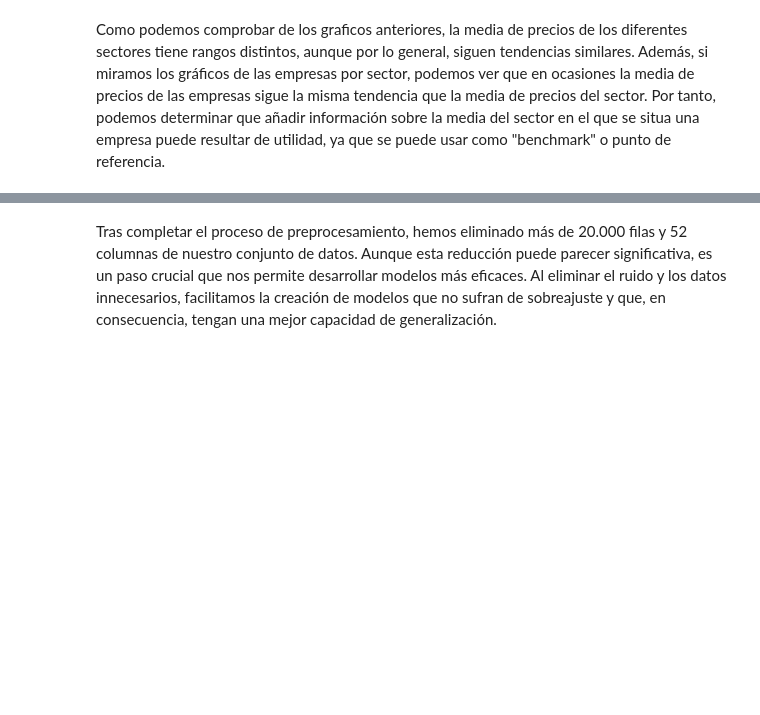
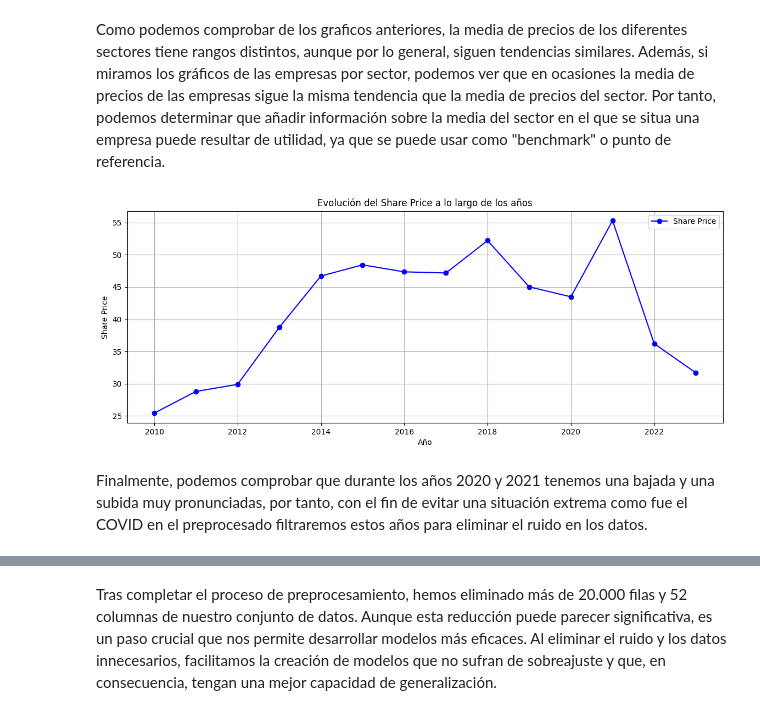
Before and after one commit to JaviGG02/TFG_MLStockRating, a Jupyter notebook: analysis_preprocessing.ipynb, the cells around one changed output, grey strips where cells are left out. Drawn from its saved outputs; the diff is of its cells as text; code cells hidden in the pictures; blank space fills up the shorter version.

```diff
--- a/analysis_preprocessing.ipynb
+++ b/analysis_preprocessing.ipynb
@@ -369,6 +359,28 @@ plt.show()
 [figure]
 # %% [markdown]
 Como podemos comprobar de los graficos anteriores, la media de precios de los diferentes sectores tiene rangos distintos, aunque por lo general, siguen tendencias similares. Además, si miramos los gráficos de las empresas por sector, podemos ver que en ocasiones la media de precios de las empresas sigue la misma tendencia que la media de precios del sector. Por tanto, podemos determinar que añadir información sobre la media del sector en el que se situa una empresa puede resultar de utilidad, ya que se puede usar como "benchmark" o punto de referencia.
+# %%
+price_limit = financial_df['sharePrice'].quantile(0.985)
+financial_df = financial_df[financial_df['sharePrice']<price_limit]
+
+financial_df['fiscalDateEnding'] = pd.to_datetime(financial_df['fiscalDateEnding'])
+financial_df['year'] = financial_df['fiscalDateEnding'].dt.year
+yearly_data = financial_df.groupby('year')[['sharePrice', 'netIncome']].mean()
+
+
+fig, axs = plt.subplots(1, 1, figsize=(14, 5))
+axs.plot(yearly_data.index, yearly_data['sharePrice'], label='Share Price', color='blue', marker='o')
+axs.set_title('Evolución del Share Price a lo largo de los años')
+axs.set_xlabel('Año')
+axs.set_ylabel('Share Price')
+axs.legend()
+axs.grid(True)
+
+plt.show()
+# %% [output]
+[figure, added]
+# %% [markdown]
+Finalmente, podemos comprobar que durante los años 2020 y 2021 tenemos una bajada y una subida muy pronunciadas, por tanto, con el fin de evitar una situación extrema como fue el COVID en el preprocesado filtraremos estos años para eliminar el ruido en los datos.
 # %% [markdown]
 # Preprocesado de datos
 
```
Also changed, not shown: parts of 6 cells of this notebook.
